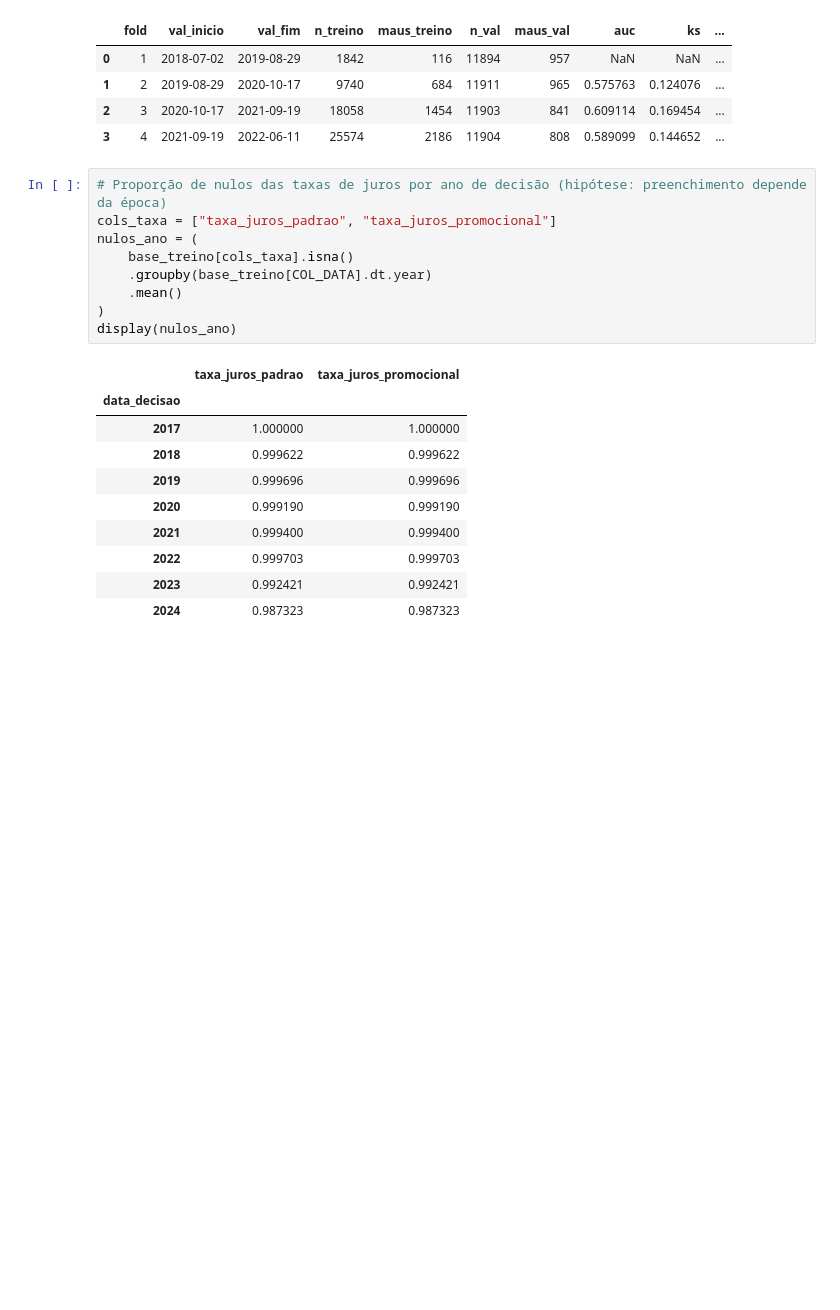
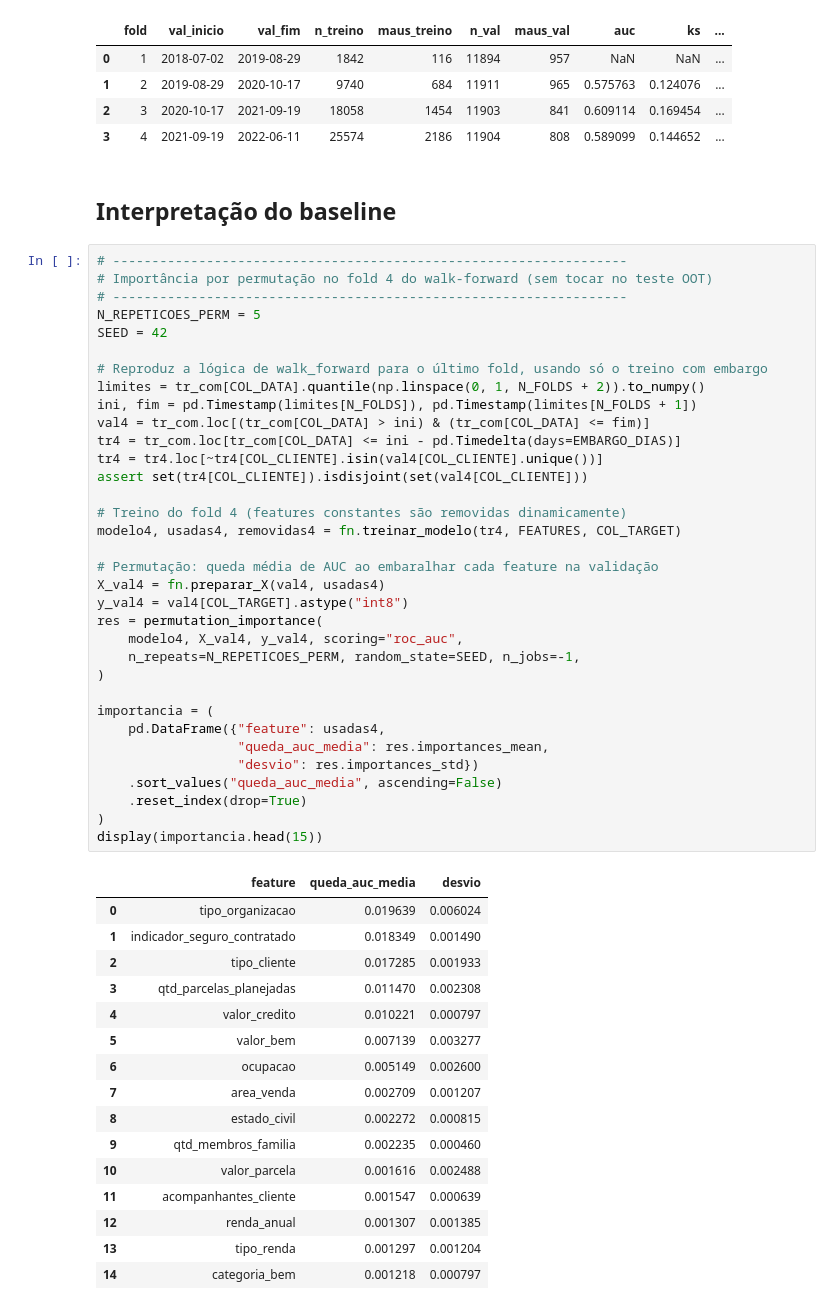
Before and after one commit to Gabverz/DS-Accelerator, a Jupyter notebook: notebooks/02_transform.ipynb, the cells around one changed output. Cells and saved outputs as stored; diff of their text form; blank space fills up the shorter version.

Commit message:
Baseline OOT com walk-forward, importância por permutação e restrição de features à submissão

```diff
--- a/notebooks/02_transform.ipynb
+++ b/notebooks/02_transform.ipynb
@@ -1377,23 +1378,56 @@ display(resultado_teste, resultado_folds)
 | 1 | 2 | 2019-08-29 | 2020-10-17 | 9740 | 684 | 11911 | 965 | 0.575763 | 0.124076 | ... |
 | 2 | 3 | 2020-10-17 | 2021-09-19 | 18058 | 1454 | 11903 | 841 | 0.609114 | 0.169454 | ... |
 | 3 | 4 | 2021-09-19 | 2022-06-11 | 25574 | 2186 | 11904 | 808 | 0.589099 | 0.144652 | ... |
-# %%
-# Proporção de nulos das taxas de juros por ano de decisão (hipótese: preenchimento depende da época)
-cols_taxa = ["taxa_juros_padrao", "taxa_juros_promocional"]
-nulos_ano = (
-    base_treino[cols_taxa].isna()
-    .groupby(base_treino[COL_DATA].dt.year)
-    .mean()
-)
-display(nulos_ano)
-# %% [output]
-|  | taxa_juros_padrao | taxa_juros_promocional |
-| data_decisao |  |  |
-| 2017 | 1.000000 | 1.000000 |
-| 2018 | 0.999622 | 0.999622 |
-| 2019 | 0.999696 | 0.999696 |
-| 2020 | 0.999190 | 0.999190 |
-| 2021 | 0.999400 | 0.999400 |
-| 2022 | 0.999703 | 0.999703 |
-| 2023 | 0.992421 | 0.992421 |
-| 2024 | 0.987323 | 0.987323 |
+# %% [markdown]
+## Interpretação do baseline
+# %%
+# ------------------------------------------------------------------
+# Importância por permutação no fold 4 do walk-forward (sem tocar no teste OOT)
+# ------------------------------------------------------------------
+N_REPETICOES_PERM = 5
+SEED = 42
+
+# Reproduz a lógica de walk_forward para o último fold, usando só o treino com embargo
+limites = tr_com[COL_DATA].quantile(np.linspace(0, 1, N_FOLDS + 2)).to_numpy()
+ini, fim = pd.Timestamp(limites[N_FOLDS]), pd.Timestamp(limites[N_FOLDS + 1])
+val4 = tr_com.loc[(tr_com[COL_DATA] > ini) & (tr_com[COL_DATA] <= fim)]
+tr4 = tr_com.loc[tr_com[COL_DATA] <= ini - pd.Timedelta(days=EMBARGO_DIAS)]
+tr4 = tr4.loc[~tr4[COL_CLIENTE].isin(val4[COL_CLIENTE].unique())]
+assert set(tr4[COL_CLIENTE]).isdisjoint(set(val4[COL_CLIENTE]))
+
+# Treino do fold 4 (features constantes são removidas dinamicamente)
+modelo4, usadas4, removidas4 = fn.treinar_modelo(tr4, FEATURES, COL_TARGET)
+
+# Permutação: queda média de AUC ao embaralhar cada feature na validação
+X_val4 = fn.preparar_X(val4, usadas4)
+y_val4 = val4[COL_TARGET].astype("int8")
+res = permutation_importance(
+    modelo4, X_val4, y_val4, scoring="roc_auc",
+    n_repeats=N_REPETICOES_PERM, random_state=SEED, n_jobs=-1,
+)
+
+importancia = (
+    pd.DataFrame({"feature": usadas4,
+                  "queda_auc_media": res.importances_mean,
+                  "desvio": res.importances_std})
+    .sort_values("queda_auc_media", ascending=False)
+    .reset_index(drop=True)
+)
+display(importancia.head(15))
+# %% [output]
+|  | feature | queda_auc_media | desvio |
+| 0 | tipo_organizacao | 0.019639 | 0.006024 |
+| 1 | indicador_seguro_contratado | 0.018349 | 0.001490 |
+| 2 | tipo_cliente | 0.017285 | 0.001933 |
+| 3 | qtd_parcelas_planejadas | 0.011470 | 0.002308 |
+| 4 | valor_credito | 0.010221 | 0.000797 |
+| 5 | valor_bem | 0.007139 | 0.003277 |
+| 6 | ocupacao | 0.005149 | 0.002600 |
+| 7 | area_venda | 0.002709 | 0.001207 |
+| 8 | estado_civil | 0.002272 | 0.000815 |
+| 9 | qtd_membros_familia | 0.002235 | 0.000460 |
+| 10 | valor_parcela | 0.001616 | 0.002488 |
+| 11 | acompanhantes_cliente | 0.001547 | 0.000639 |
+| 12 | renda_anual | 0.001307 | 0.001385 |
+| 13 | tipo_renda | 0.001297 | 0.001204 |
+| 14 | categoria_bem | 0.001218 | 0.000797 |
```
Also changed, not shown: parts of 4 cells of this notebook.
